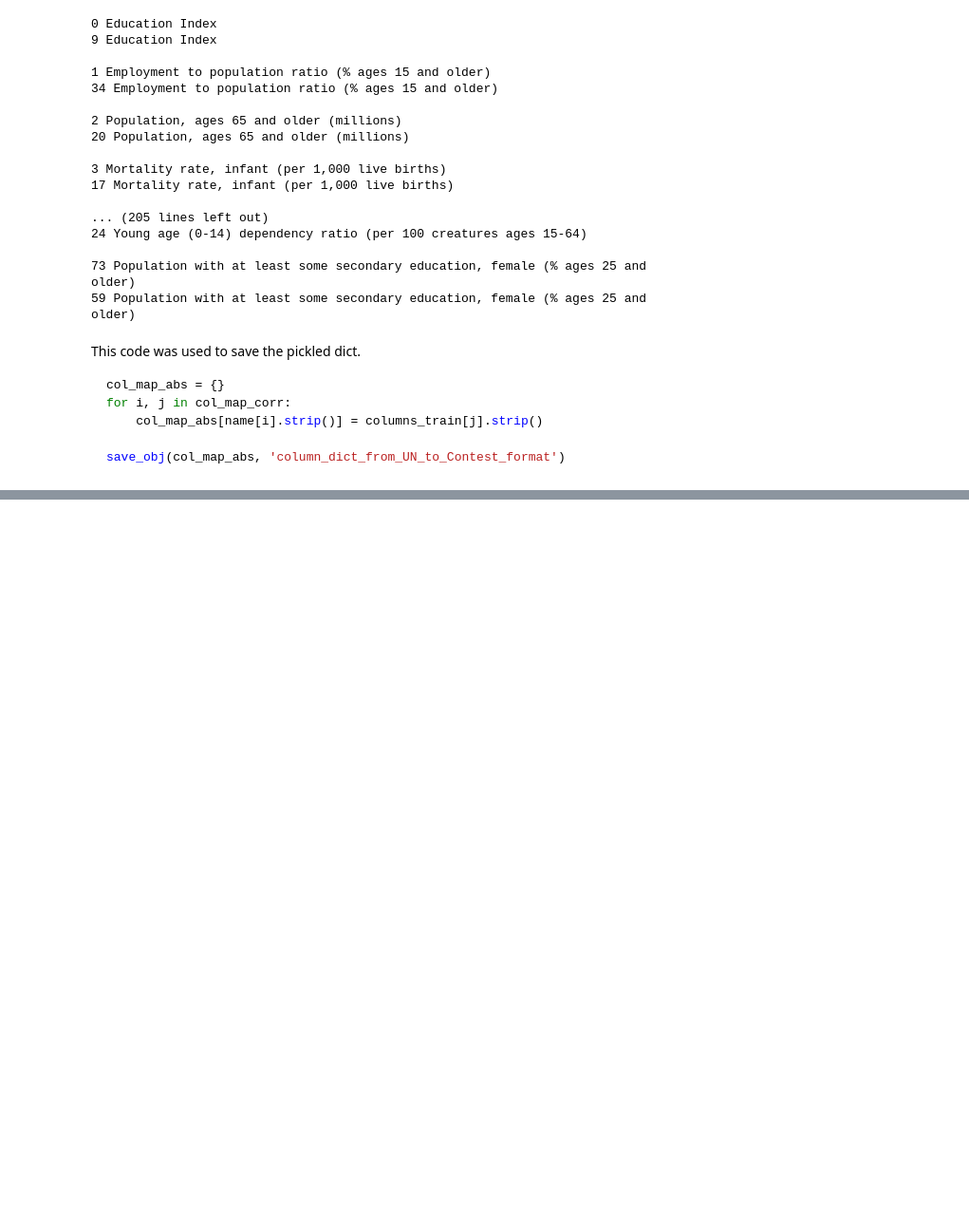
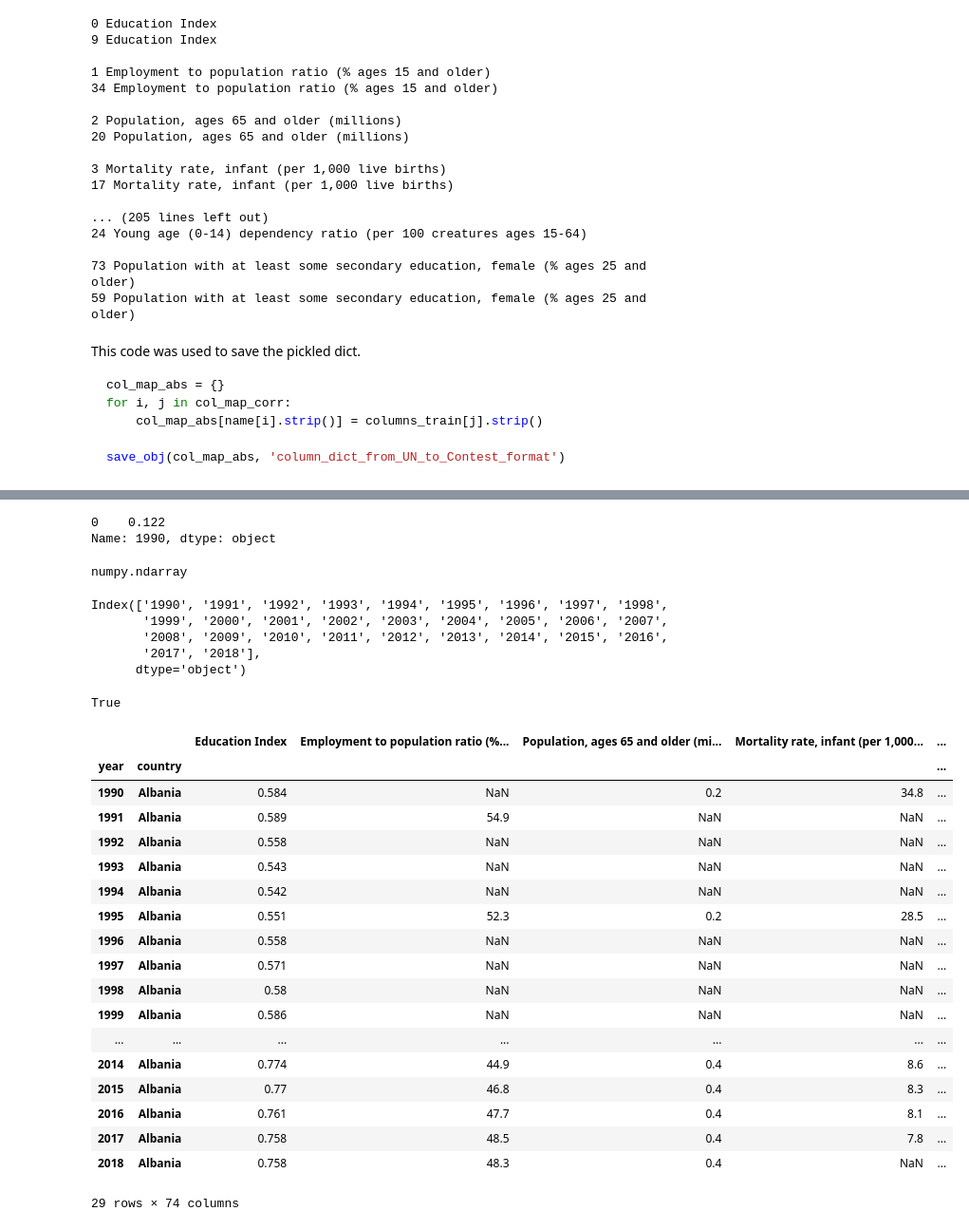
Before and after one commit to D1nay/prohack2020, a Jupyter notebook: Mapping countries to galaxies.ipynb, the cells around one changed output, grey strips where cells are left out. Shown at 95% size. Saved outputs shown, nothing was run; the diff lists cells and outputs as text; code cells hidden in the pictures; blank space fills up the shorter version.

```diff
--- a/Mapping countries to galaxies.ipynb
+++ b/Mapping countries to galaxies.ipynb
@@ -210,5 +211,5 @@ cols = [int(x) for x in d.columns[1:]]
 # %%
 idx = pd.IndexSlice
 
-undp_ind = pd.MultiIndex.from_product([cols, d['Country']], names=['year', 'country'])
+undp_ind = pd.MultiIndex.from_product([cols, full_list], names=['year', 'country'])
 undp_data = pd.DataFrame(None, index = undp_ind)
@@ -214,0 +237,32 @@ undp_data = pd.DataFrame(None, index = undp_ind)
+# %%
+data[0][data[0]['Country'] == 'Afghanistan'].loc[:, '1990']
+# %% [output]
+0    0.122
+Name: 1990, dtype: object
+# %%
+np.data[0][data[0]['Country'] == 'a'].loc[:, '1990'].values[0]
+# %% [output]
+numpy.ndarray
+# %%
+data[0].columns[2:]
+# %% [output]
+Index(['1990', '1991', '1992', '1993', '1994', '1995', '1996', '1997', '1998',
+       '1999', '2000', '2001', '2002', '2003', '2004', '2005', '2006', '2007',
+       '2008', '2009', '2010', '2011', '2012', '2013', '2014', '2015', '2016',
+       '2017', '2018'],
+      dtype='object')
+# %%
+a = []
+len(a) == 0
+# %% [output]
+True
+# %%
+# To be commented
+
+for df, nam in zip(data, name):
+    for country in full_list:
+        for year in df.columns[2:]:
+            val = df[df['Country'] == country].loc[:, year].values
+            if len(val) == 0:
+                undp_data.loc[(int(year), country), nam] = np.nan
+            else: undp_data.loc[(int(year), country), nam] = val[0]
@@ -215 +271,23 @@ undp_data = pd.DataFrame(None, index = undp_ind)
+# %%
+undp_data.loc[(slice(None),'Albania'),]
+# %% [output]
+|  |  | Education Index | Employment to population ratio (%... | Population, ages 65 and older (mi... | Mortality rate, infant (per 1,000... | ... |
+| year | country |  |  |  |  | ... |
+| 1990 | Albania | 0.584 | NaN | 0.2 | 34.8 | ... |
+| 1991 | Albania | 0.589 | 54.9 | NaN | NaN | ... |
+| 1992 | Albania | 0.558 | NaN | NaN | NaN | ... |
+| 1993 | Albania | 0.543 | NaN | NaN | NaN | ... |
+| 1994 | Albania | 0.542 | NaN | NaN | NaN | ... |
+| 1995 | Albania | 0.551 | 52.3 | 0.2 | 28.5 | ... |
+| 1996 | Albania | 0.558 | NaN | NaN | NaN | ... |
+| 1997 | Albania | 0.571 | NaN | NaN | NaN | ... |
+| 1998 | Albania | 0.58 | NaN | NaN | NaN | ... |
+| 1999 | Albania | 0.586 | NaN | NaN | NaN | ... |
+| ... | ... | ... | ... | ... | ... | ... |
+| 2014 | Albania | 0.774 | 44.9 | 0.4 | 8.6 | ... |
+| 2015 | Albania | 0.77 | 46.8 | 0.4 | 8.3 | ... |
+| 2016 | Albania | 0.761 | 47.7 | 0.4 | 8.1 | ... |
+| 2017 | Albania | 0.758 | 48.5 | 0.4 | 7.8 | ... |
+| 2018 | Albania | 0.758 | 48.3 | 0.4 | NaN | ... |
+29 rows × 74 columns
 # %%
```
Also changed, not shown: parts of 22 cells of this notebook, 4 other files.
